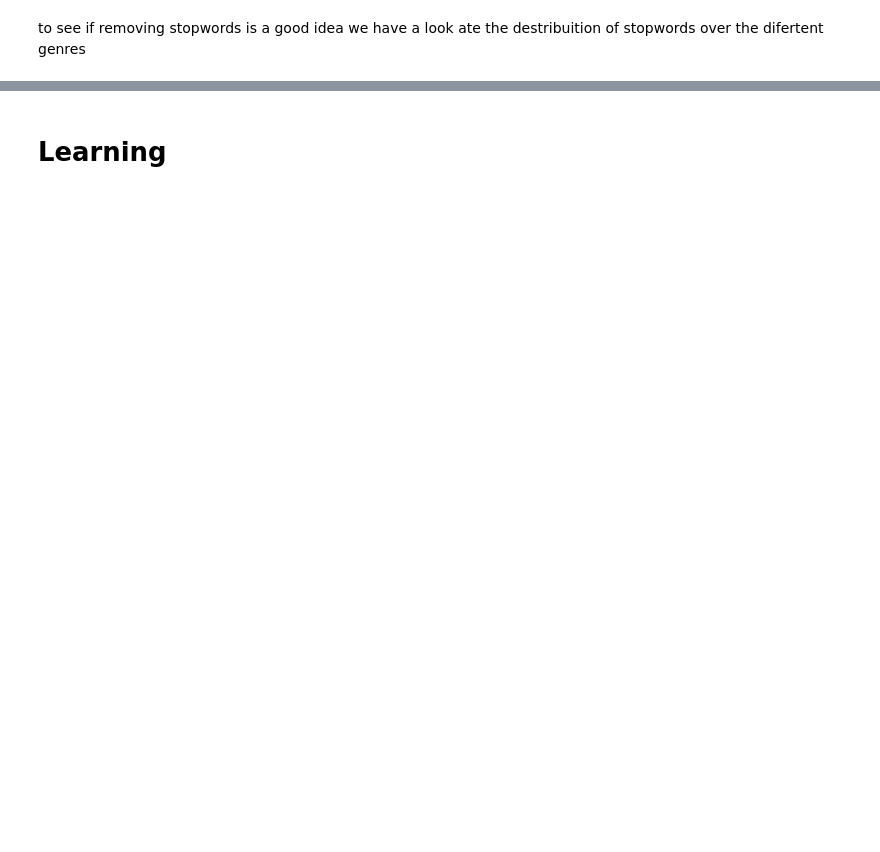
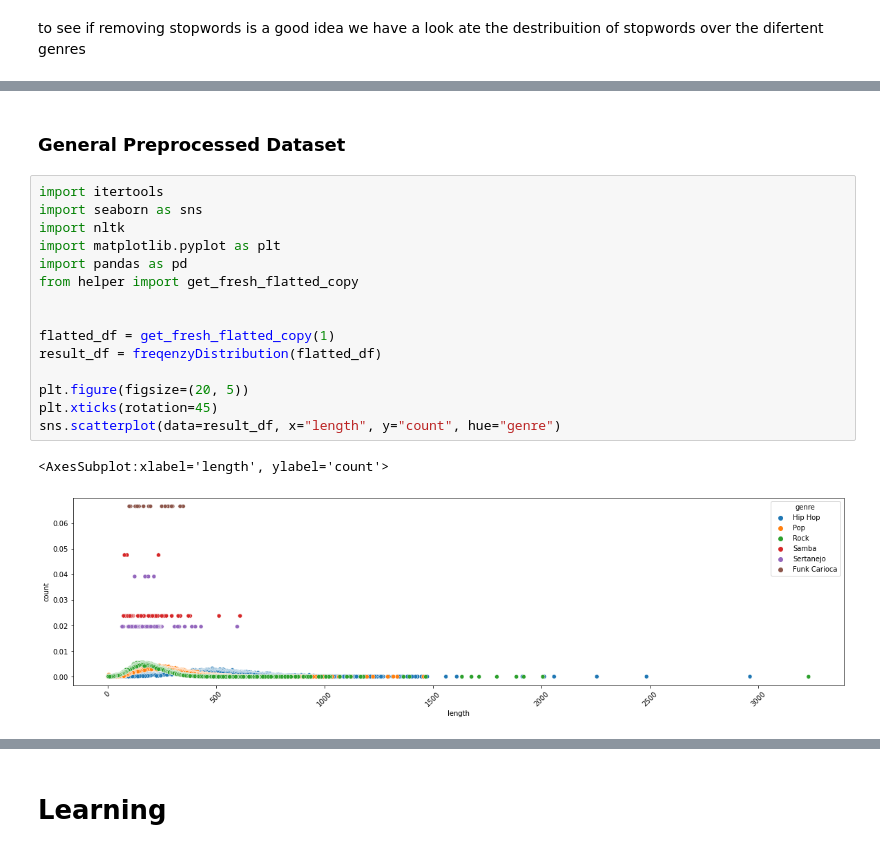
Before and after one commit to kluhan/northumbria, a Jupyter notebook: northumbria.ipynb, the cells around one changed output, grey strips where cells are left out. Drawn from its saved outputs; the diff is of its cells as text; blank space fills up the shorter version.

```diff
--- a/northumbria.ipynb
+++ b/northumbria.ipynb
@@ -283,0 +388,20 @@ to see if removing stopwords is a good idea we have a look ate the destribuition
+# %% [markdown]
+### General Preprocessed Dataset
+# %%
+import itertools
+import seaborn as sns
+import nltk
+import matplotlib.pyplot as plt
+import pandas as pd
+from helper import get_fresh_flatted_copy
+
+
+flatted_df = get_fresh_flatted_copy(1)
+result_df = freqenzyDistribution(flatted_df)
+
+plt.figure(figsize=(20, 5))
+plt.xticks(rotation=45)
+sns.scatterplot(data=result_df, x="length", y="count", hue="genre")
+# %% [output]
+<AxesSubplot:xlabel='length', ylabel='count'>
+[figure, added]
```
Also changed, not shown: parts of 107 cells of this notebook, 1 other file.
